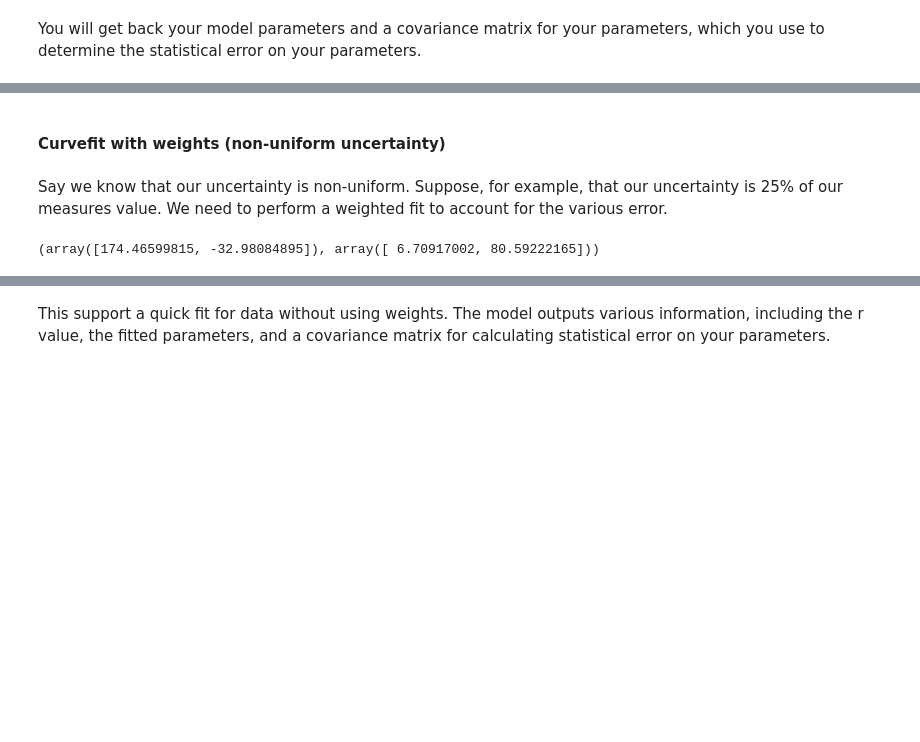
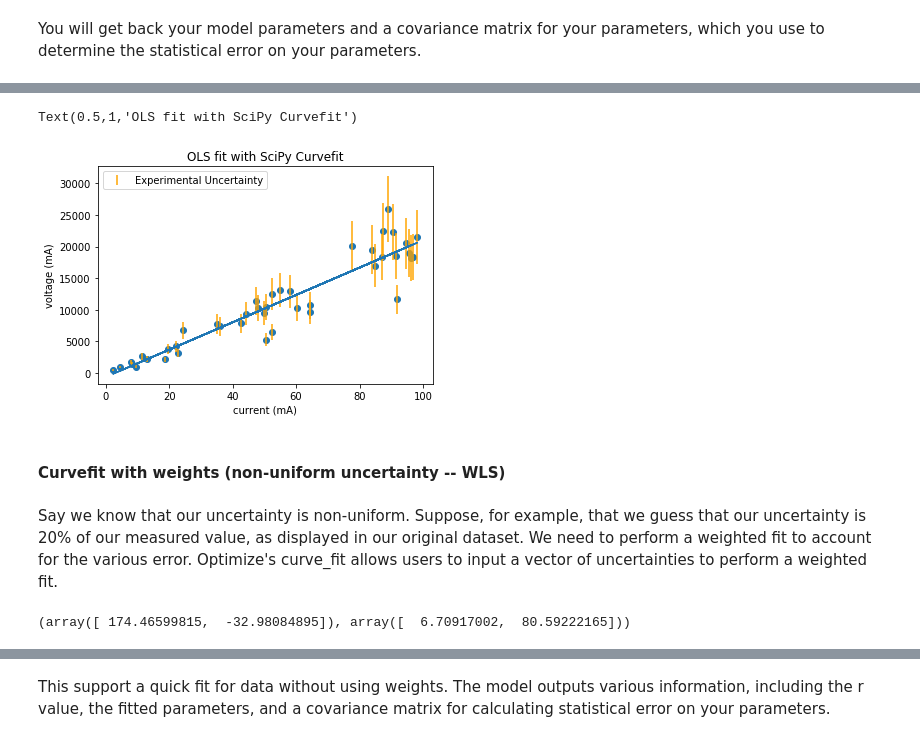
Before and after one commit to Mlawrence95/111B-Segre-Work, a Jupyter notebook: Tutorial 3 - Basic Fitting and Statistics/Residuals and Goodness of Fit.ipynb, the cells around one changed output, grey strips where cells are left out. Drawn from its saved outputs; the diff is of its cells as text; code cells hidden in the pictures; blank space fills up the shorter version.

```diff
--- a/Tutorial 3 - Basic Fitting and Statistics/Residuals and Goodness of Fit.ipynb
+++ b/Tutorial 3 - Basic Fitting and Statistics/Residuals and Goodness of Fit.ipynb
@@ -78,0 +93,13 @@ params, error_on_params
+# %%
+#optimize returns the best fit parameters and the covariance matrix for them
+#given the model you want to fit (a function you define) and the data
+
+#Ordinary least squares
+params, cov = optimize.curve_fit(linear,xdata=current,ydata=voltage)
+
+
+#the diagonal entries of the covariance matrix are the variance
+#for each fitted parameter. The square root of them gives their statistical error
+error_on_params = np.sqrt(np.diagonal(cov))
+
+params, error_on_params
@@ -88,15 +117,34 @@ The intercept, b, is -658.1795668707159 +/- 784.4989699000929.
+# %%
+plt.scatter(current,voltage)
+plt.errorbar(current,voltage,yerr=uncertainty,fmt='none',label='Experimental Uncertainty',color='orange')
+
+plt.plot(current,linear(current,params[0],params[1]))
+
+plt.xlabel('current (mA)')
+plt.ylabel('voltage (mA)')
+plt.legend(loc=2)
+
+plt.title('OLS fit with SciPy Curvefit')
+# %% [output]
+Text(0.5,1,'OLS fit with SciPy Curvefit')
+[figure, added]
 # %% [markdown]
-#### Curvefit with weights (non-uniform uncertainty)
+#### Curvefit with weights (non-uniform uncertainty -- WLS)
 # %% [markdown]
-Say we know that our uncertainty is non-uniform. Suppose, for example, that our uncertainty is 25% of our measures value. We need to perform a weighted fit to account for the various error.
+Say we know that our uncertainty is non-uniform. Suppose, for example, that we guess that our uncertainty is 20% of our measured value, as displayed in our original dataset. We need to perform a weighted fit to account for the various error. Optimize's curve_fit allows users to input a vector of uncertainties to perform a weighted fit.
 # %%
-weightedParams, weightedCov = optimize.curve_fit(linear,xdata=x,ydata=y,sigma=uncertainty,absolute_sigma=True)
+#notice the sigma and absolute sigma in the function below.
+#sigma is standard notation for standard deviation, which is more or less
+#equivalent to uncertainty in measurements for our purposes
+
+weightedParams, weightedCov = optimize.curve_fit(linear,xdata=current,ydata=voltage,
+                                                 sigma=uncertainty,absolute_sigma=True)
 
 error_on_weightedParams = np.sqrt(np.diagonal(weightedCov))
 
 weightedParams, error_on_weightedParams
 # %% [output]
-(array([174.46599815, -32.98084895]), array([ 6.70917002, 80.59222165]))
+(array([ 174.46599815,  -32.98084895]), array([  6.70917002,  80.59222165]))
 # %%
 print('The slope, m, is '+ str(weightedParams[0]) +' +/- ' + str(error_on_weightedParams[0]) +'.')
 
```
Also changed, not shown: parts of 74 cells of this notebook.
